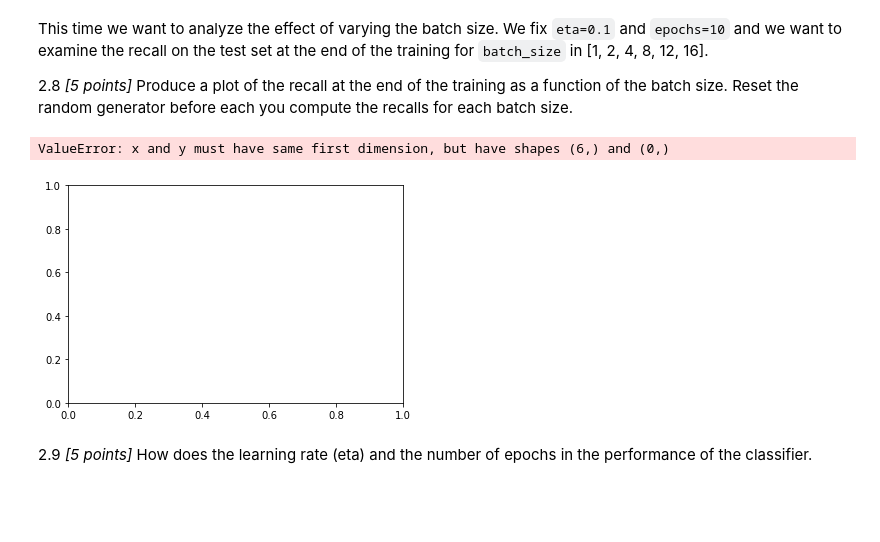
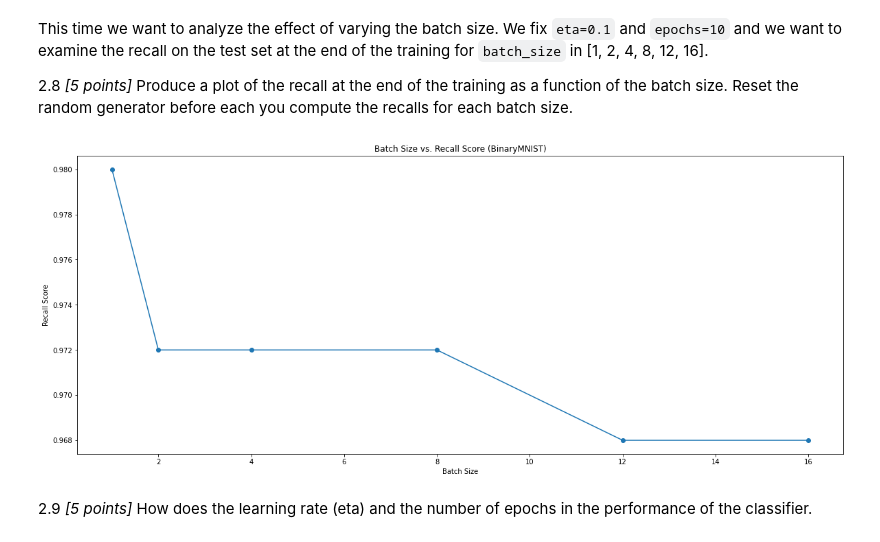
Before and after one commit to alexbook00/CSCI-5622, a Jupyter notebook: Homework/PS3_albo6624.ipynb, the cells around one changed output. Cells and saved outputs as stored; diff of their text form; code cells hidden in the pictures; blank space fills up the shorter version.

```diff
--- a/Homework/PS3_albo6624.ipynb
+++ b/Homework/PS3_albo6624.ipynb
@@ -920,0 +933,28 @@ No handles with labels found to put in legend.
+# %%
+etas = [.0001,.001,.01, 1, 5]
+
+data = []
+
+fig, ax = plt.subplots(figsize=(20, 8))
+
+for eta in etas:
+    np.random.seed(42)
+    # Workspace 2.7
+    #BEGIN
+    #code here
+
+    LR = LogisticRegression(eta=eta)
+    _ = LR.fit(binary_mnist.train_x, binary_mnist.train_y, epochs=10, batch_size=1)
+    predictions = LR.predict(binary_mnist.test_x)
+    recall = recall_score(binary_mnist.test_y, predictions)
+    data.append(recall)
+
+    #END
+ax.plot(etas, data, marker='o')
+for i in range(len(etas)):
+    plt.text(etas[i], data[i], f'({etas[i]}, {data[i]})')
+ax.set_xscale('log')
+ax.set_xlabel('Learning Rate (eta)')
+ax.set_ylabel('Recall Score')
+ax.set_title(f'Learning Rate vs. Recall Score ({binary_mnist.__class__.__name__})')
+plt.show()
@@ -925,20 +967,29 @@ examine the recall on the test set at the end of the training for `batch_size` i
 2.8 *[5 points]* Produce a plot of the recall at the end of the training as a function of the batch size. Reset the random generator before each you compute the recalls for each batch size.
 # %%
 batch_sizes= [1, 2, 4, 8, 12, 16]
-recalls = []
+data = []
+
+fig, ax = plt.subplots(figsize=(20, 8))
 
 for batch_size in batch_sizes:
     np.random.seed(42)
     # Workspace 2.8
     #BEGIN
     #code here
+    LR = LogisticRegression(eta=.1)
+    _ = LR.fit(binary_mnist.train_x, binary_mnist.train_y, epochs=10, batch_size=batch_size)
+    predictions = LR.predict(binary_mnist.test_x)
+    recall = recall_score(binary_mnist.test_y, predictions)
+    data.append(recall)
 
     #END
-plt.plot(batch_sizes, recalls)
+ax.plot(batch_sizes, data, marker='o')
+ax.set_xlabel('Batch Size')
+ax.set_ylabel('Recall Score')
+ax.set_title(f'Batch Size vs. Recall Score ({binary_mnist.__class__.__name__})')
 plt.show()
 # %% [output]
-ValueError: x and y must have same first dimension, but have shapes (6,) and (0,)
-[figure, old version]
+[figure, new version]
 # %% [markdown]
 2.9 *[5 points]* How does the learning rate (eta) and the number of epochs in the performance of the classifier.
 # %% [markdown]
```
Also changed, not shown: parts of 8 cells of this notebook.
